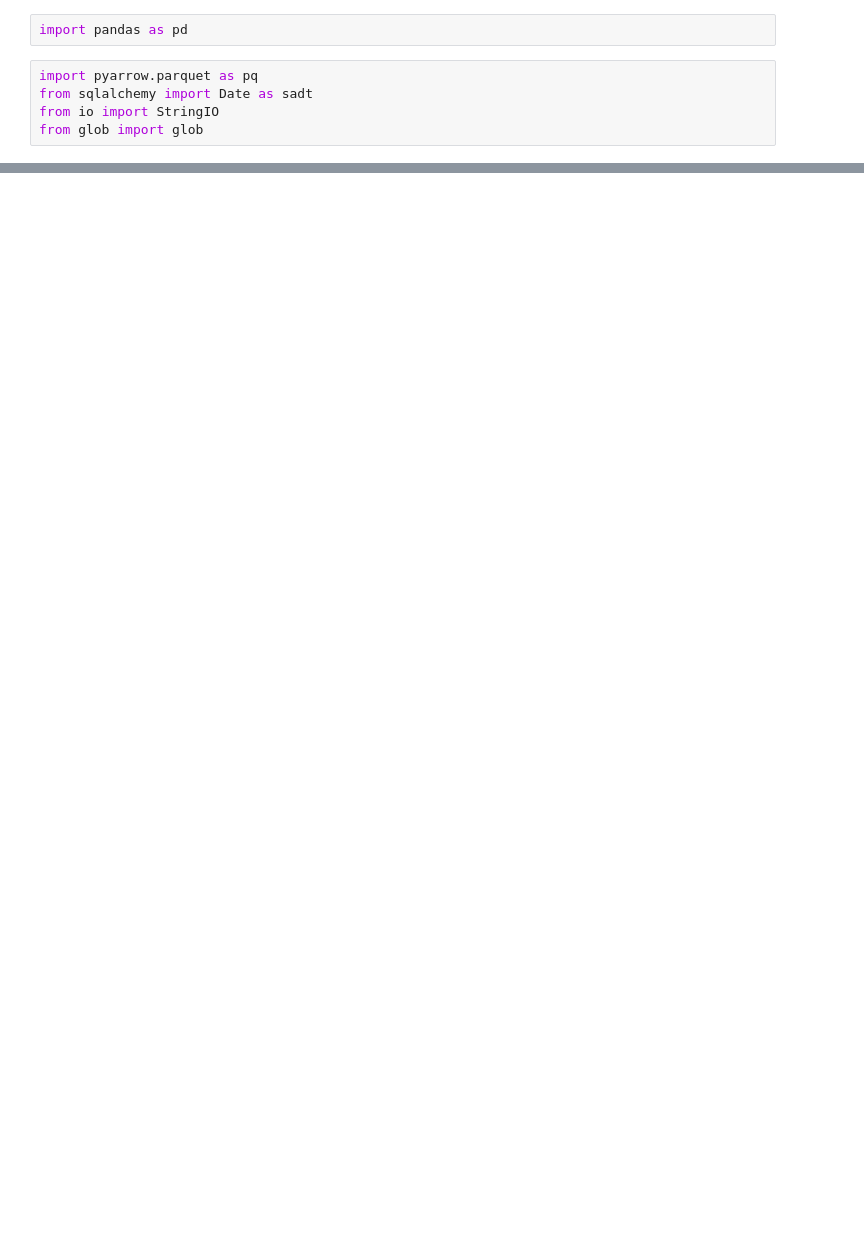
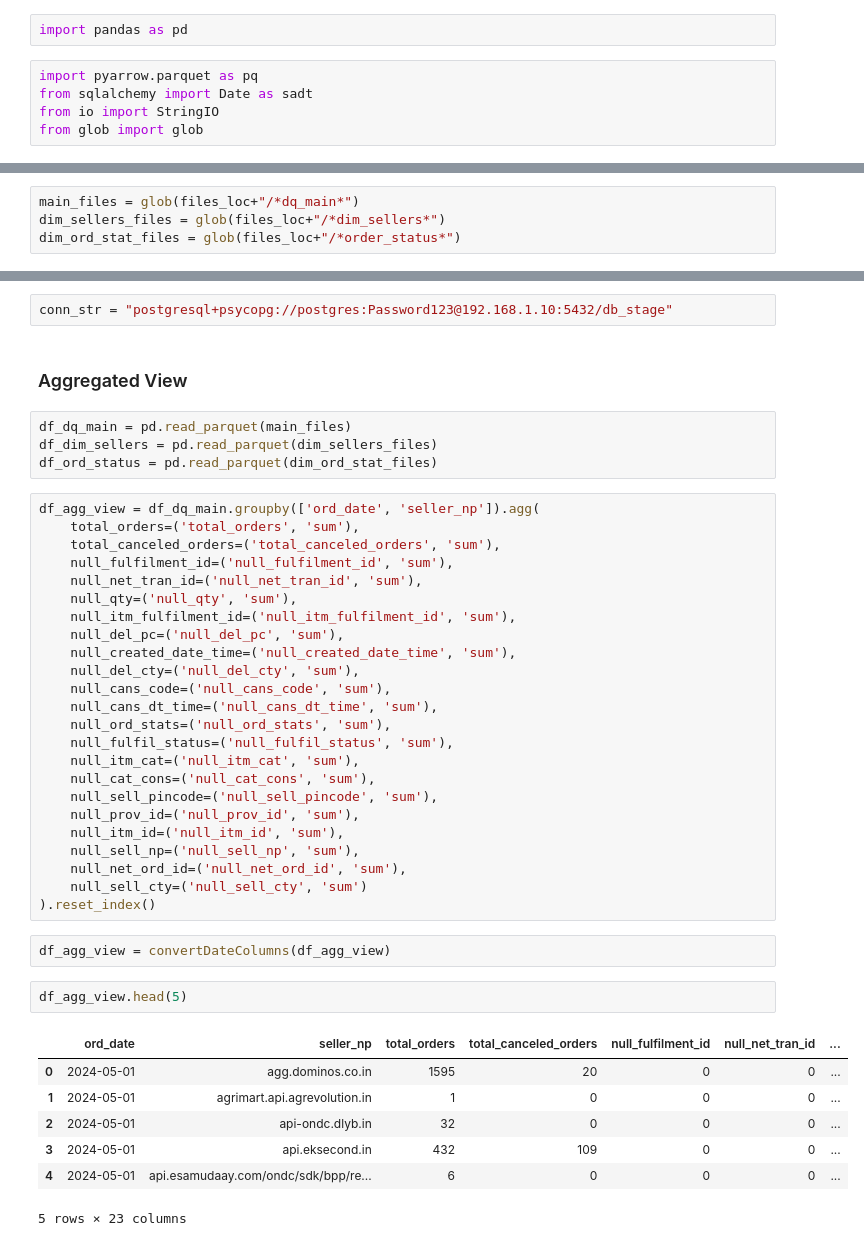
Before and after one commit to shashank-scikiq/Data-Quality, a Jupyter notebook: FA_Backend/DQ_ETL/load_data.ipynb, the cells around one changed output, grey strips where cells are left out. Drawn from its saved outputs; the diff is of its cells as text; blank space fills up the shorter version.

```diff
--- a/FA_Backend/DQ_ETL/load_data.ipynb
+++ b/FA_Backend/DQ_ETL/load_data.ipynb
@@ -22,0 +26,4 @@ for col in df.columns:
+# %%
+main_files = glob(files_loc+"/*dq_main*")
+dim_sellers_files = glob(files_loc+"/*dim_sellers*")
+dim_ord_stat_files = glob(files_loc+"/*order_status*")
@@ -22,0 +39,44 @@ for col in df.columns:
+# %%
+conn_str = "postgresql+psycopg://postgres:Password123@192.168.1.10:5432/db_stage"
+# %% [markdown]
+### Aggregated View
+# %%
+df_dq_main = pd.read_parquet(main_files)
+df_dim_sellers = pd.read_parquet(dim_sellers_files)
+df_ord_status = pd.read_parquet(dim_ord_stat_files)
+# %%
+df_agg_view = df_dq_main.groupby(['ord_date', 'seller_np']).agg(
+	total_orders=('total_orders', 'sum'),
+	total_canceled_orders=('total_canceled_orders', 'sum'),
+	null_fulfilment_id=('null_fulfilment_id', 'sum'),
+	null_net_tran_id=('null_net_tran_id', 'sum'),
+	null_qty=('null_qty', 'sum'),
+	null_itm_fulfilment_id=('null_itm_fulfilment_id', 'sum'),
+	null_del_pc=('null_del_pc', 'sum'),
+	null_created_date_time=('null_created_date_time', 'sum'),
+	null_del_cty=('null_del_cty', 'sum'),
+	null_cans_code=('null_cans_code', 'sum'),
+	null_cans_dt_time=('null_cans_dt_time', 'sum'),
+	null_ord_stats=('null_ord_stats', 'sum'),
+	null_fulfil_status=('null_fulfil_status', 'sum'),
+	null_itm_cat=('null_itm_cat', 'sum'),
+	null_cat_cons=('null_cat_cons', 'sum'),
+	null_sell_pincode=('null_sell_pincode', 'sum'),
+	null_prov_id=('null_prov_id', 'sum'),
+	null_itm_id=('null_itm_id', 'sum'),
+	null_sell_np=('null_sell_np', 'sum'),
+	null_net_ord_id=('null_net_ord_id', 'sum'),
+	null_sell_cty=('null_sell_cty', 'sum')
+).reset_index()
+# %%
+df_agg_view = convertDateColumns(df_agg_view)
+# %%
+df_agg_view.head(5)
+# %% [output]
+|  | ord_date | seller_np | total_orders | total_canceled_orders | null_fulfilment_id | null_net_tran_id | ... |
+| 0 | 2024-05-01 | agg.dominos.co.in | 1595 | 20 | 0 | 0 | ... |
+| 1 | 2024-05-01 | agrimart.api.agrevolution.in | 1 | 0 | 0 | 0 | ... |
+| 2 | 2024-05-01 | api-ondc.dlyb.in | 32 | 0 | 0 | 0 | ... |
+| 3 | 2024-05-01 | api.eksecond.in | 432 | 109 | 0 | 0 | ... |
+| 4 | 2024-05-01 | api.esamudaay.com/ondc/sdk/bpp/re... | 6 | 0 | 0 | 0 | ... |
+5 rows × 23 columns
```
Also changed, not shown: parts of 30 cells of this notebook, 5 other files.
